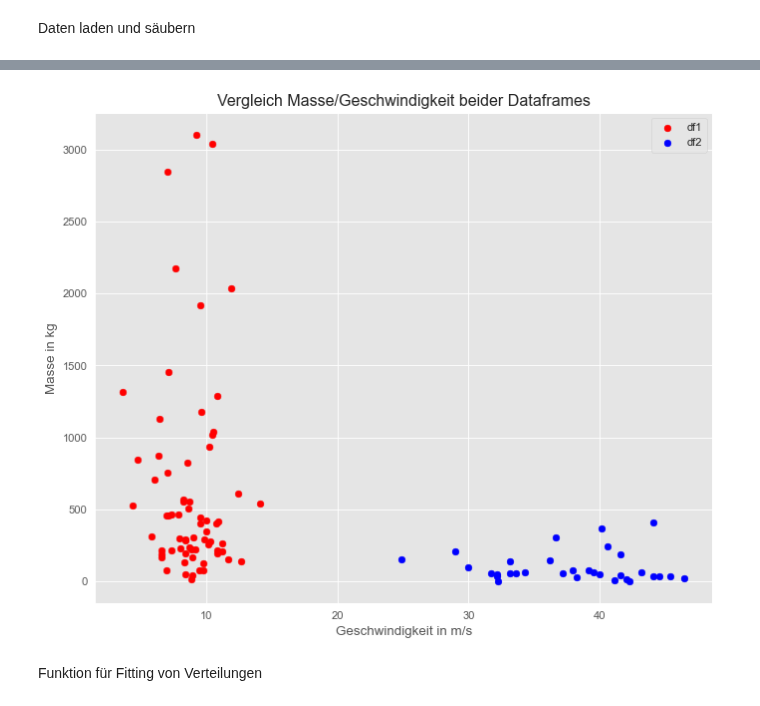
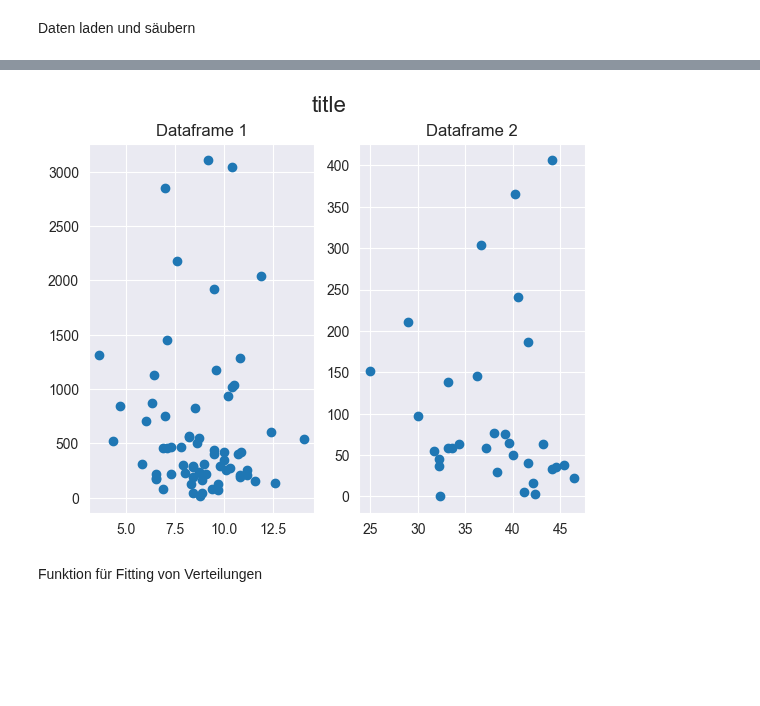
Before and after one commit to lhenchoz/cwm1, a Jupyter notebook: Steinschlag_v1.ipynb, the cells around one changed output, grey strips where cells are left out. Cells and saved outputs as stored; diff of their text form; code cells hidden in the pictures; blank space fills up the shorter version.

```diff
--- a/Steinschlag_v1.ipynb
+++ b/Steinschlag_v1.ipynb
@@ -75,11 +127,0 @@ boxplot_compare(df1,df2,"Velocity_(m/s)", "Vergleich der Geschwindigkeit beider
-# %%
-plt.figure(figsize=(10, 8), dpi=80)
-plt.style.use('ggplot')
-plt.title("Vergleich Masse/Geschwindigkeit beider Dataframes")
-plt.xlabel("Geschwindigkeit in m/s")
-plt.ylabel("Masse in kg")
-plt.scatter(x = df1["Velocity_(m/s)"],y = df1["Mass_(kg)"], color = "red", label = "df1")
-plt.scatter(x = df2["Velocity_(m/s)"],y = df2["Mass_(kg)"], color = "blue", label = "df2")
-
-plt.legend(loc='upper right')
-plt.show()
@@ -140,16 +128,14 @@ boxplot_compare(df1,df2,"Velocity_(m/s)", "Vergleich der Geschwindigkeit beider
-# %%
-plt.figure(figsize=(10, 8), dpi=80)
-plt.style.use('ggplot')
-plt.title("Vergleich Masse/Geschwindigkeit beider Dataframes")
-plt.xlabel("Geschwindigkeit in m/s")
-plt.ylabel("Masse in kg")
-plt.scatter(x = df1["Velocity_(m/s)"],y = df1["Mass_(kg)"], color = "red", label = "df1")
-plt.scatter(x = df2["Velocity_(m/s)"],y = df2["Mass_(kg)"], color = "blue", label = "df2")
-
-plt.legend(loc='upper right')
-plt.show()
-# %% [output]
-[figure, removed]
+# %%
+#plt.figure(figsize=(10, 10))
+figu, (ax3, ax4) = plt.subplots(nrows = 1,ncols =  2)
+ax3.scatter(df1["Velocity_(m/s)"], df1["Mass_(kg)"])
+ax4.scatter(df2["Velocity_(m/s)"], df2["Mass_(kg)"])
+figu.suptitle("title", fontsize=16)
+ax3.set_title("Dataframe 1")
+ax4.set_title('Dataframe 2')
+plt.show()
+# %% [output]
+[figure, added]
 # %% [markdown]
 Funktion für Fitting von Verteilungen
 # %%
```
Also changed, not shown: parts of 14 cells of this notebook.
